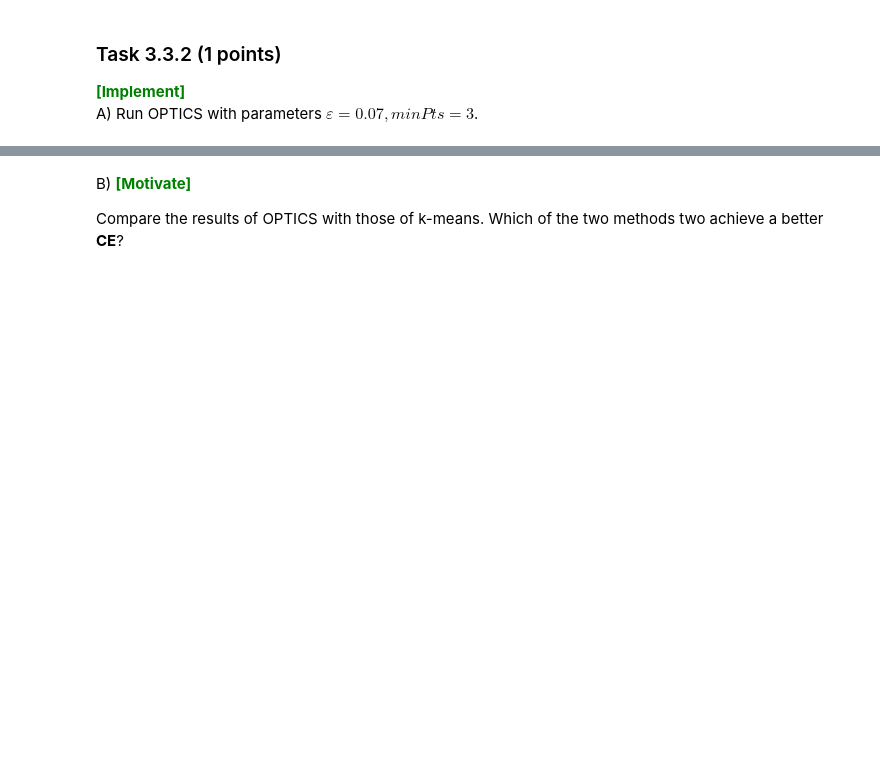
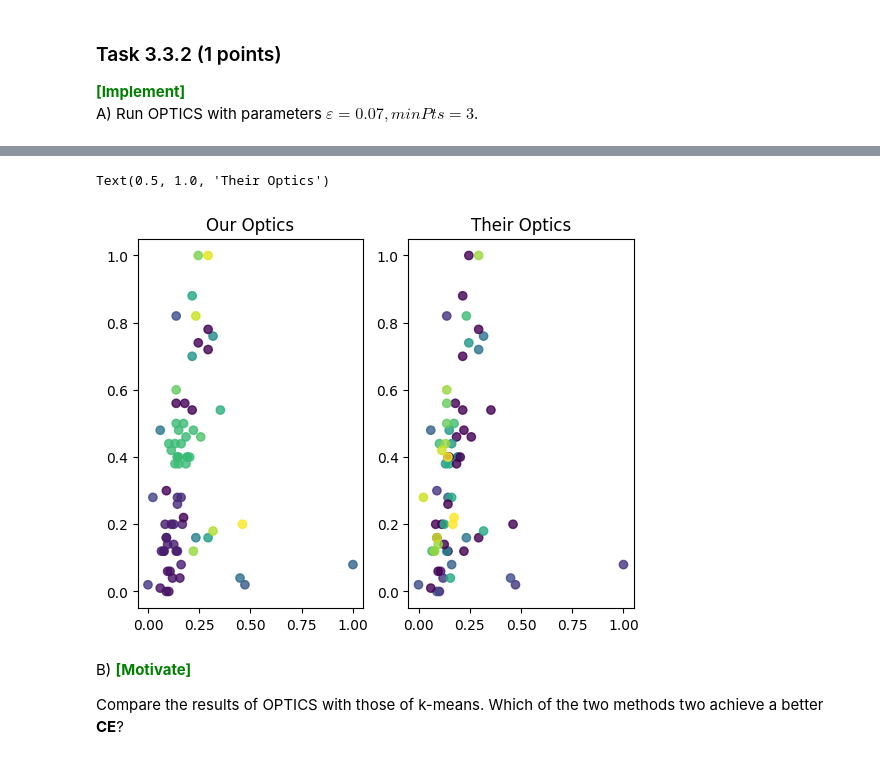
Before and after one commit to AnneKir/dm2023-exercises, a Jupyter notebook: handins/handin1.ipynb, the cells around one changed output, grey strips where cells are left out. Cells and saved outputs as stored; diff of their text form; code cells hidden in the pictures; blank space fills up the shorter version.

```diff
--- a/handins/handin1.ipynb
+++ b/handins/handin1.ipynb
@@ -1139,0 +1109,15 @@ ce 1.4284776108736794
+# %%
+class_labels = np.array(toy["quality"])
+class_labels = [1 if x == 8 else 0 for x in class_labels]
+
+###YOUR CODE HERE
+num_clusters = 3 # From former task
+kmeans = KMeans(num_clusters, random_state=0, n_init="auto").fit(X_norm)
+
+#print(class_labels)
+#print(kmeans.labels_)
+#print(len(class_labels), len(kmeans.labels_))
+print('CE: {}'.format(CE(np.array(class_labels),np.array(kmeans.labels_))))
+#CE: 1.1710339601711417
+
+###YOUR CODE HERE
@@ -1428,3 +1531,14 @@ A) Run OPTICS with parameters $\varepsilon=0.07, minPts=3$. <br>
+# %%
+fig, axis = plt.subplots(1, 2)
+
+axis[0].scatter(X_norm[:, 0], X_norm[:, 1], alpha=0.8, c=makeIntoLongClusterList(ree, len(file)))
+axis[0].set_title("Our Optics")
+
+axis[1].scatter(X_norm[:, 0], X_norm[:, 1], alpha=0.8, c=labels)
+axis[1].set_title("Their Optics")
+# %% [output]
+Text(0.5, 1.0, 'Their Optics')
+[figure, added]
 # %% [markdown]
 B) <span style='color: green'>**\[Motivate\]**</span><br>
 
```
Also changed, not shown: parts of 26 cells of this notebook, 1 other file.
